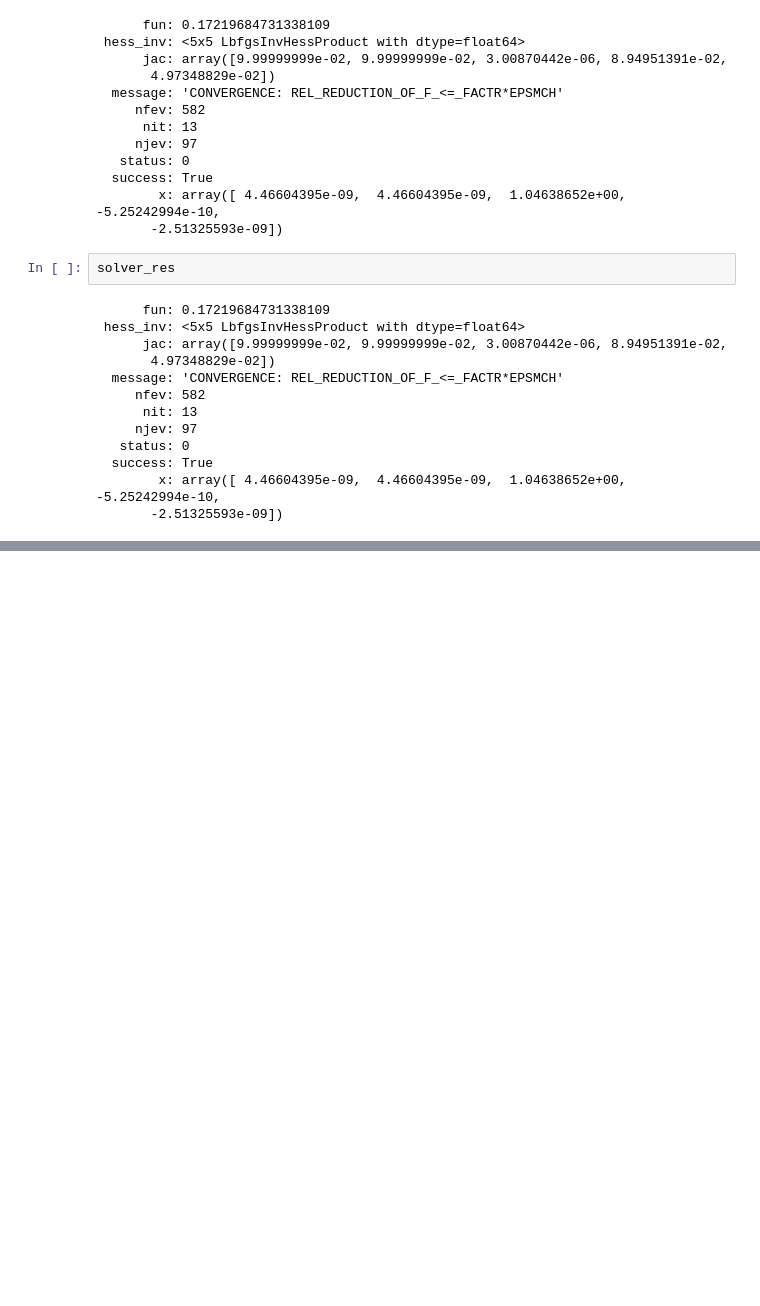
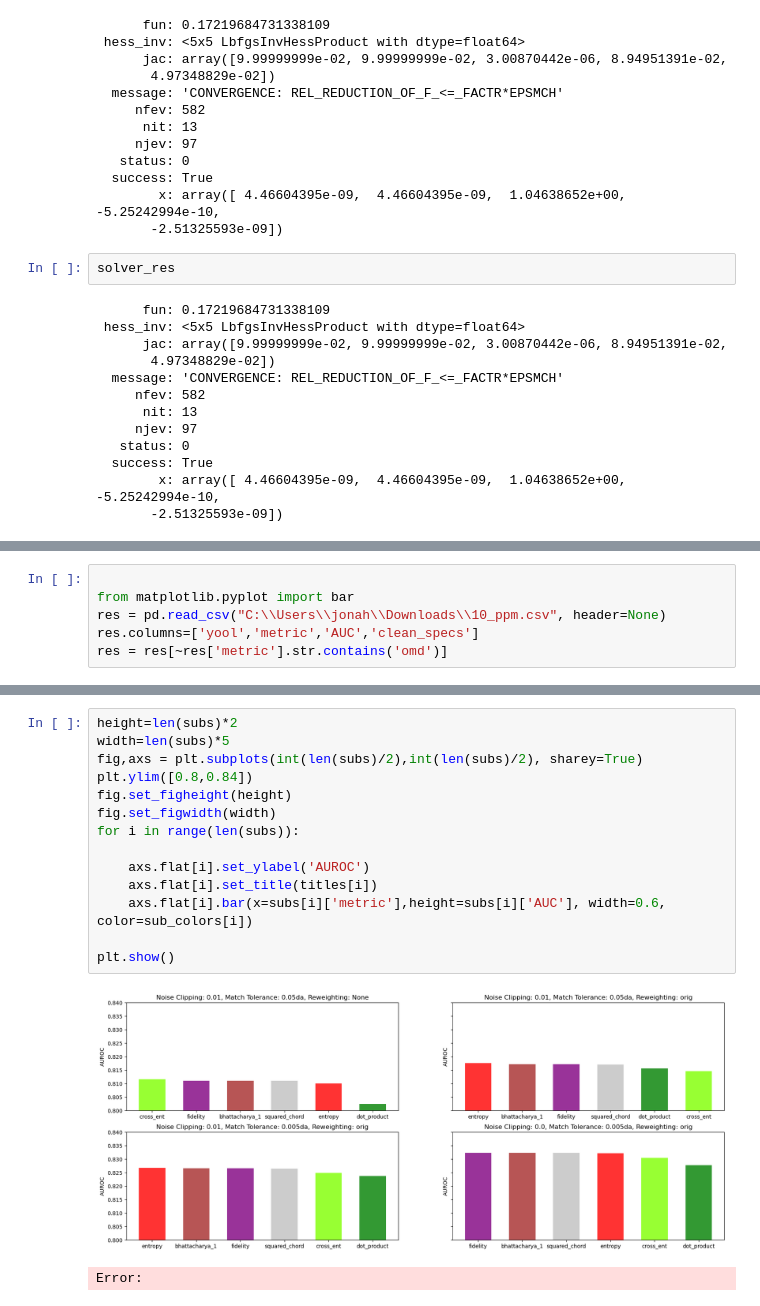
Before and after one commit to Jbug1/TunaSim, a Jupyter notebook: demos.ipynb, the cells around one changed output, grey strips where cells are left out. Drawn from its saved outputs; the diff is of its cells as text; blank space fills up the shorter version.

```diff
--- a/demos.ipynb
+++ b/demos.ipynb
@@ -98,0 +110,6 @@ objective_(solver_res.x, [['a','b','c','d','e'], df_ex])
+# %%
+
+from matplotlib.pyplot import bar
+res = pd.read_csv("C:\\Users\\jonah\\Downloads\\10_ppm.csv", header=None)
+res.columns=['yool','metric','AUC','clean_specs']
+res = res[~res['metric'].str.contains('omd')]
@@ -98,0 +172,17 @@ objective_(solver_res.x, [['a','b','c','d','e'], df_ex])
+# %%
+height=len(subs)*2
+width=len(subs)*5
+fig,axs = plt.subplots(int(len(subs)/2),int(len(subs)/2), sharey=True)
+plt.ylim([0.8,0.84])
+fig.set_figheight(height)
+fig.set_figwidth(width)
+for i in range(len(subs)):
+
+    axs.flat[i].set_ylabel('AUROC')
+    axs.flat[i].set_title(titles[i])
+    axs.flat[i].bar(x=subs[i]['metric'],height=subs[i]['AUC'], width=0.6, color=sub_colors[i])
+
+plt.show()
+# %% [output]
+[figure, added]
+Error:
```
Also changed, not shown: parts of 9 cells of this notebook, 1 other file.
